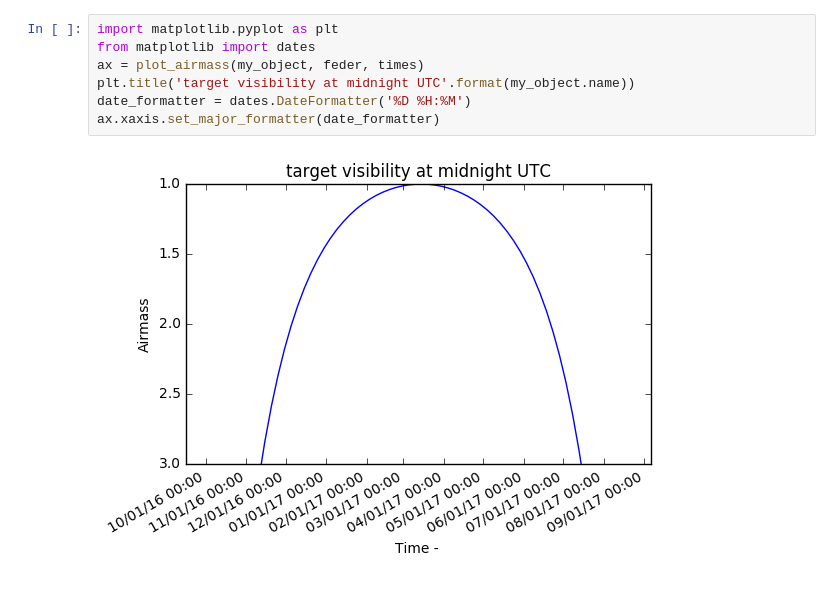
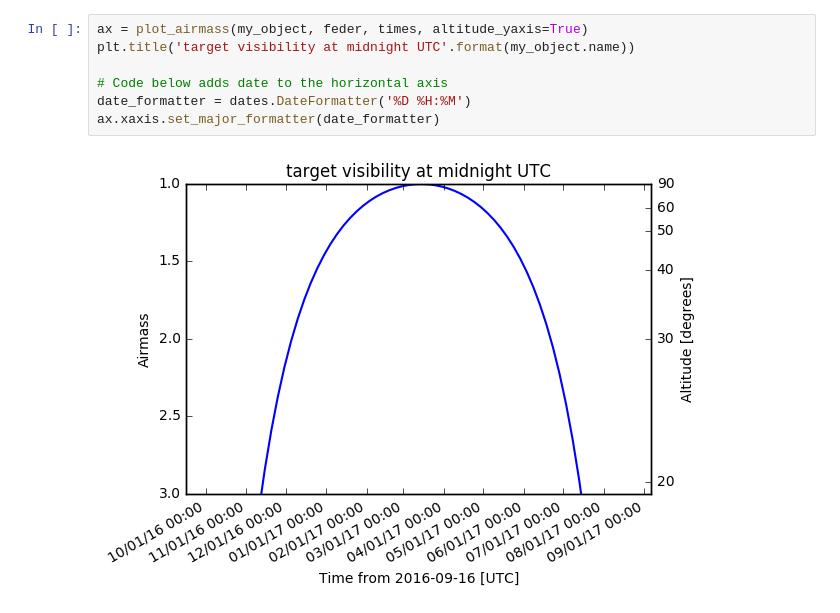
Before and after one commit to mwcraig/obs-astronomy-binder, a Jupyter notebook: Observation Planning 2.ipynb, the cells around one changed output. Saved outputs shown, nothing was run; the diff lists cells and outputs as text.

```diff
--- a/Observation Planning 2.ipynb
+++ b/Observation Planning 2.ipynb
@@ -44,9 +60,9 @@ times
 # %%
-import matplotlib.pyplot as plt
-from matplotlib import dates
-ax = plot_airmass(my_object, feder, times)
+ax = plot_airmass(my_object, feder, times, altitude_yaxis=True)
 plt.title('target visibility at midnight UTC'.format(my_object.name))
+
+# Code below adds date to the horizontal axis
 date_formatter = dates.DateFormatter('%D %H:%M')
 ax.xaxis.set_major_formatter(date_formatter)
 # %% [output]
-[figure, old version]
+[figure, new version]
```
Also changed, not shown: parts of 16 cells of this notebook.
